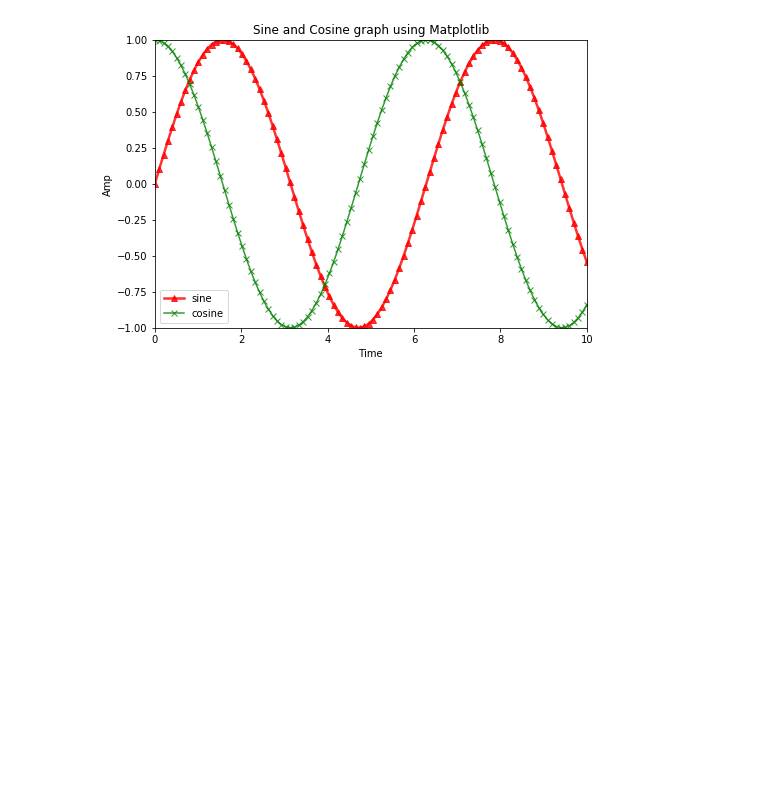
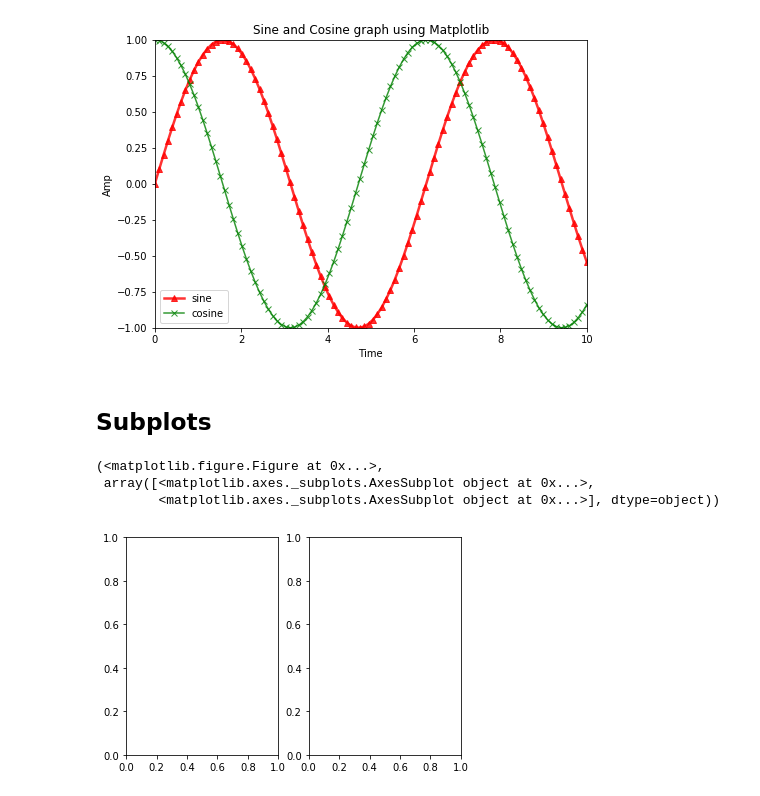
Before and after one commit to jimit105/Data-Science-in-Python-Pandas-Scikit-learn-Numpy-Matplotlib, a Jupyter notebook: Data Visualization with Matplotlib/MatPlotLib.ipynb, the cells around one changed output. Cells and saved outputs as stored; diff of their text form; code cells hidden in the pictures; blank space fills up the shorter version.

Commit message:
Subplots

```diff
--- a/Data Visualization with Matplotlib/MatPlotLib.ipynb
+++ b/Data Visualization with Matplotlib/MatPlotLib.ipynb
@@ -148,3 +148,13 @@ ax.set_title('Sine and Cosine graph using Matplotlib')
 # %% [output]
 Text(0.5,1,'Sine and Cosine graph using Matplotlib')
 [figure]
+# %% [markdown]
+## Subplots
+# %%
+plt.subplots(1,2)
+# Params- number of sub-graphs in row*column
+# %% [output]
+(<matplotlib.figure.Figure at 0x...>,
+ array([<matplotlib.axes._subplots.AxesSubplot object at 0x...>,
+        <matplotlib.axes._subplots.AxesSubplot object at 0x...>], dtype=object))
+[figure, added]
```
Also changed, not shown: parts of 3 cells of this notebook.
